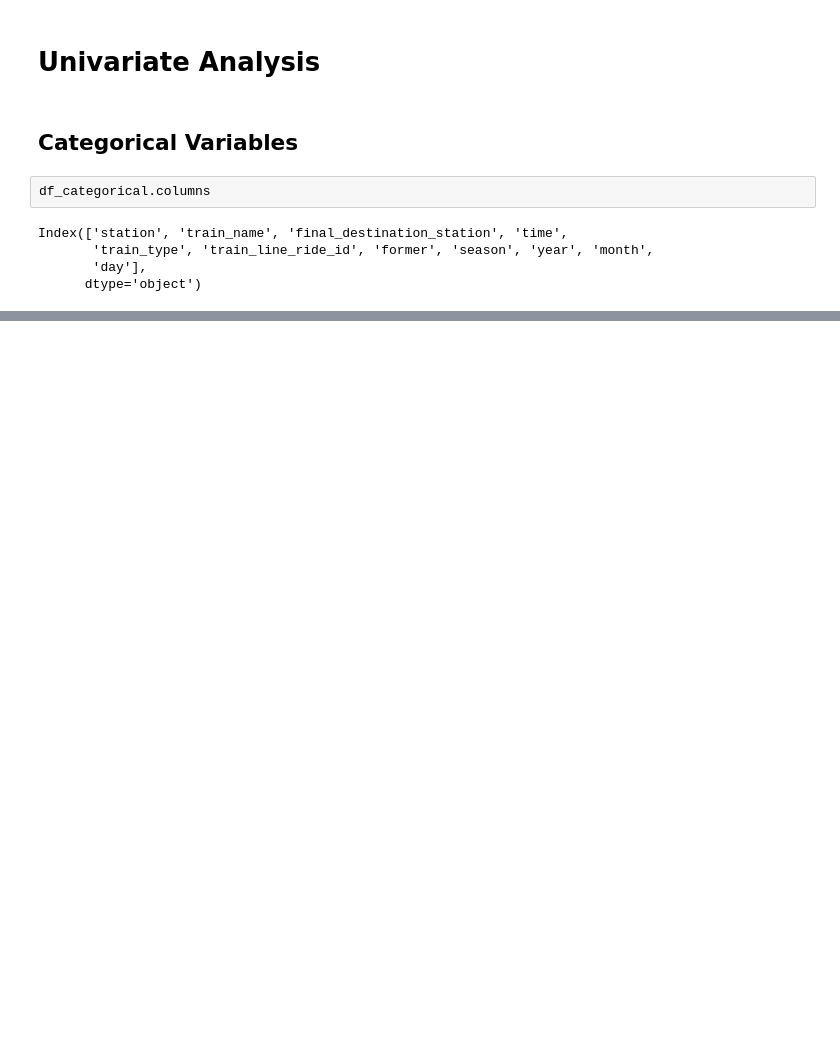
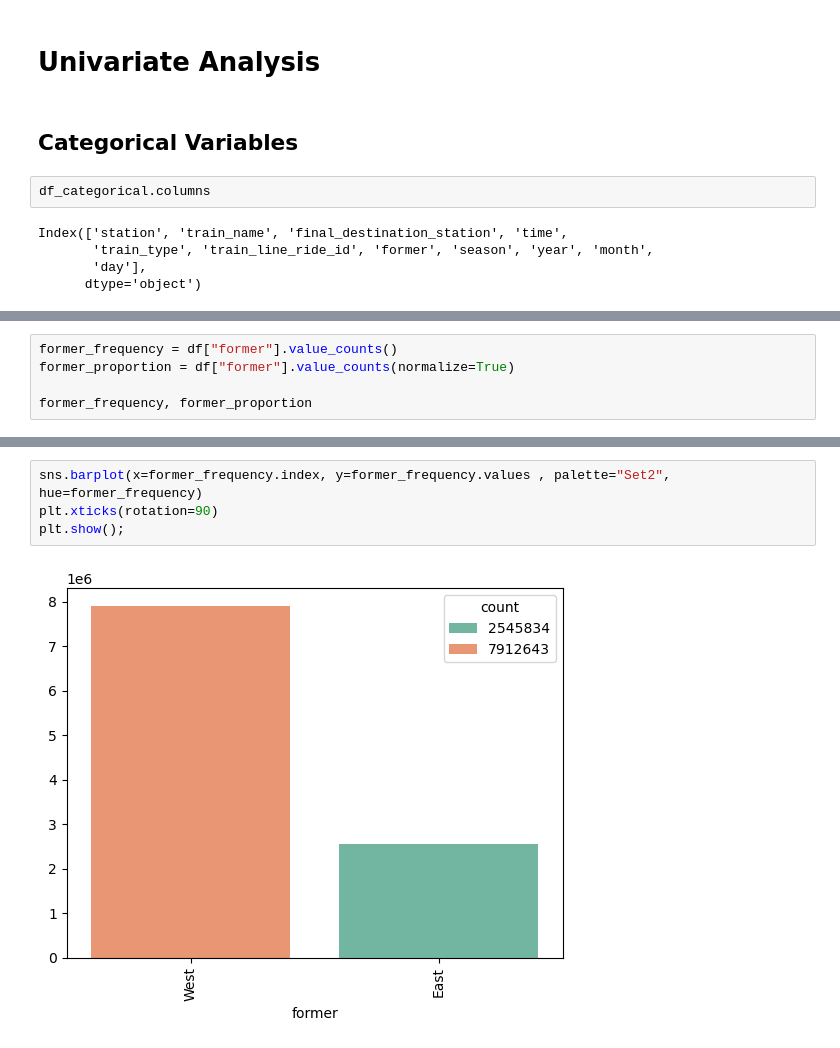
Before and after one commit to TebasMartinez/DA-Deutsche-Bahn-delays, a Jupyter notebook: Univariate EDA.ipynb, the cells around one changed output, grey strips where cells are left out. Drawn from its saved outputs; the diff is of its cells as text; blank space fills up the shorter version.

```diff
--- a/Univariate EDA.ipynb
+++ b/Univariate EDA.ipynb
@@ -87,0 +144,5 @@ Passing `palette` without assigning `hue` is deprecated and will be removed in v
+# %%
+former_frequency = df["former"].value_counts()
+former_proportion = df["former"].value_counts(normalize=True)
+
+former_frequency, former_proportion
@@ -87,0 +158,6 @@ Passing `palette` without assigning `hue` is deprecated and will be removed in v
+# %%
+sns.barplot(x=former_frequency.index, y=former_frequency.values , palette="Set2", hue=former_frequency)
+plt.xticks(rotation=90)
+plt.show();
+# %% [output]
+[figure, added]
```
Also changed, not shown: parts of 43 cells of this notebook.
